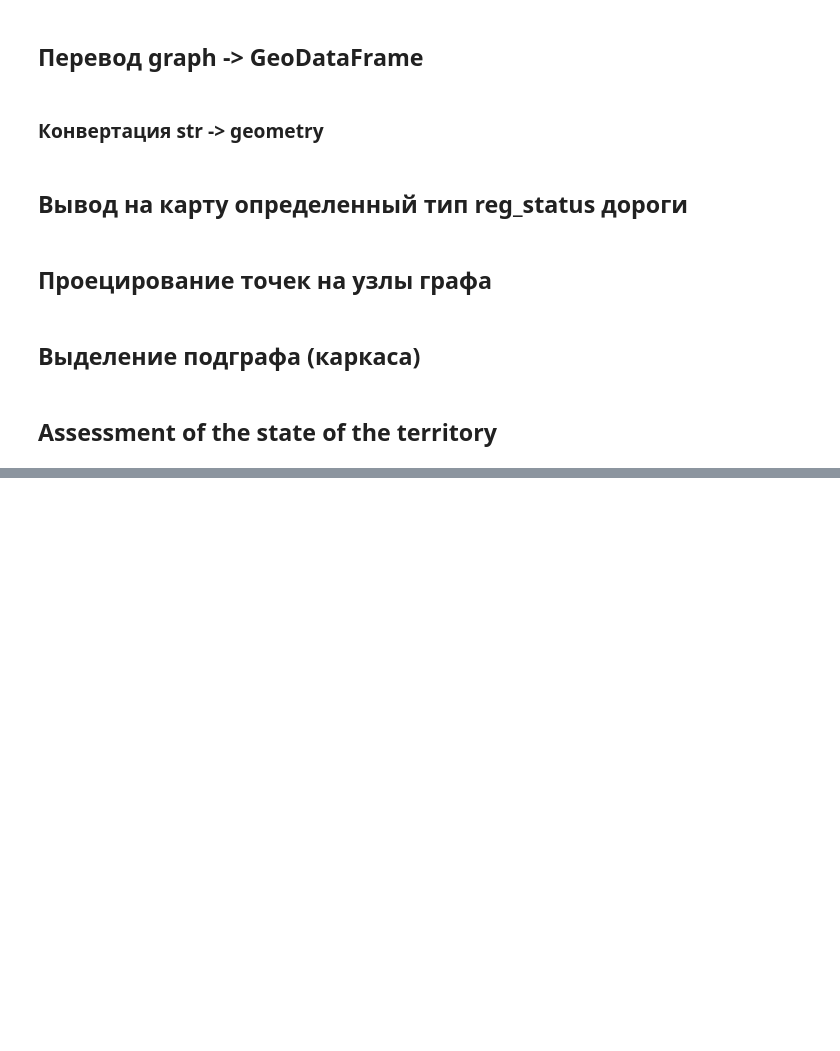
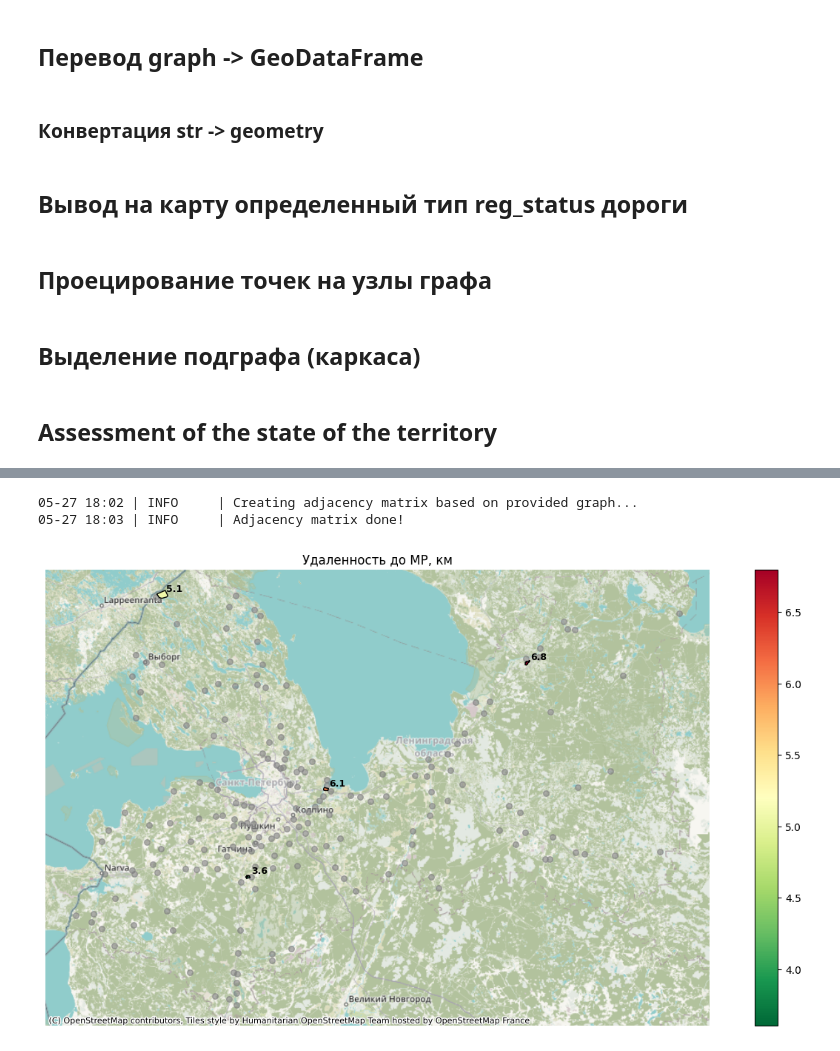
Before and after one commit to alexandermorozzov/transport_frames, a Jupyter notebook: Roma/examples/graphbuilder_v2.ipynb, the cells around one changed output, grey strips where cells are left out. Cells and saved outputs as stored; diff of their text form; code cells hidden in the pictures; blank space fills up the shorter version.

```diff
--- a/Roma/examples/graphbuilder_v2.ipynb
+++ b/Roma/examples/graphbuilder_v2.ipynb
@@ -608,0 +660,8 @@ m
+# %%
+neudobiya = pd.concat([p1,p2,p3,p4]).reset_index(drop=True)
+neudobiya_polygon = pd.concat([p1,p2,p3,p4]).reset_index(drop=True)
+neudobiya['geometry'] = neudobiya['geometry'].centroid
+visualize_availability(find_nearest(neudobiya, availability_matrix(graph, neudobiya, r_stops)),neudobiya_polygon,title='Доступность ЖД остановок, мин',service_gdf=r_stops)
+visualize_availability(find_nearest(neudobiya, availability_matrix(graph, neudobiya, fuel)),neudobiya_polygon,title='Доступность АЗС, мин',service_gdf=fuel)
+visualize_availability(find_nearest(neudobiya, availability_matrix(graph, neudobiya, ferry)),neudobiya_polygon,title='Доступность объектов водного траснпорта, мин',service_gdf=ferry)
+visualize_availability(find_nearest(neudobiya, availability_matrix(graph, neudobiya, aero)),neudobiya_polygon,title='Доступность аэропортов, мин',service_gdf=aero)
@@ -608,0 +675,41 @@ m
+# %%
+gatchina = points[points['name'] == 'Гатчина']
+p['to_service'] = find_nearest(neudobiya, availability_matrix(graph, neudobiya, gatchina, weight='length_meter'))['to_service'] / 1000
+visualize_availability(p,neudobiya_polygon,title='Удаленность до столицы области, км',service_gdf=gatchina)
+# %%
+admin_centers = gpd.read_file('data/geojson/admin_centers_LO_188_points.geojson')
+# %%
+# Преобразование координатных систем для обеспечения совместимости
+polygons188 = polygons188.to_crs(epsg=3857)
+neudobiya_polygon = neudobiya_polygon.to_crs(epsg=3857)
+points = points.to_crs(epsg=3857)
+admin_centers = admin_centers.to_crs(epsg=3857)
+
+# Шаг 1: Пространственное объединение для определения пересекающихся полигонов
+intersected_polygons = gpd.sjoin(polygons188, neudobiya_polygon, how='inner', predicate='intersects')
+
+# Шаг 2: Определение уникальных полигонов из polygons188, которые пересекаются с neudobiya_polygon
+unique_polygons = polygons188[polygons188.index.isin(intersected_polygons.index)]
+
+# Шаг 3: Пространственное объединение для выделения точек, находящихся внутри полигонов из unique_polygons
+points_in_polygons = gpd.sjoin(points, unique_polygons, how='inner', predicate='within')
+
+# Шаг 4: Пространственное объединение для выделения точек из admin_centers, находящихся внутри полигонов из unique_polygons
+admin_centers_in_polygons = gpd.sjoin(admin_centers, unique_polygons, how='inner', predicate='within')
+
+# Теперь unique_polygons содержит полигоны из polygons188, которые пересекаются с neudobiya_polygon
+# points_in_polygons содержит точки, находящиеся внутри этих полигонов
+# admin_centers_in_polygons содержит точки из admin_centers, находящиеся внутри этих полигонов
+
+# Вы можете визуализировать результаты
+# base = unique_polygons.explore(color='blue', style_kwds={'fillOpacity': 0.2})
+# points_in_polygons.explore(m=base, color='red')
+# admin_centers_in_polygons.explore(m=base, color='green')
+# %%
+# admin_centers = admin_centers.drop(columns='index_right')
+p['to_service'] = find_nearest(neudobiya, availability_matrix(graph, neudobiya, admin_centers, weight='length_meter'))['to_service'] / 1000
+visualize_availability(p,neudobiya_polygon,title='Удаленность до МР, км',service_gdf=admin_centers)
+# %% [output]
+05-27 18:02 | INFO     | Creating adjacency matrix based on provided graph...
+05-27 18:03 | INFO     | Adjacency matrix done!
+[figure, added]
```
Also changed, not shown: parts of 10 cells of this notebook.
